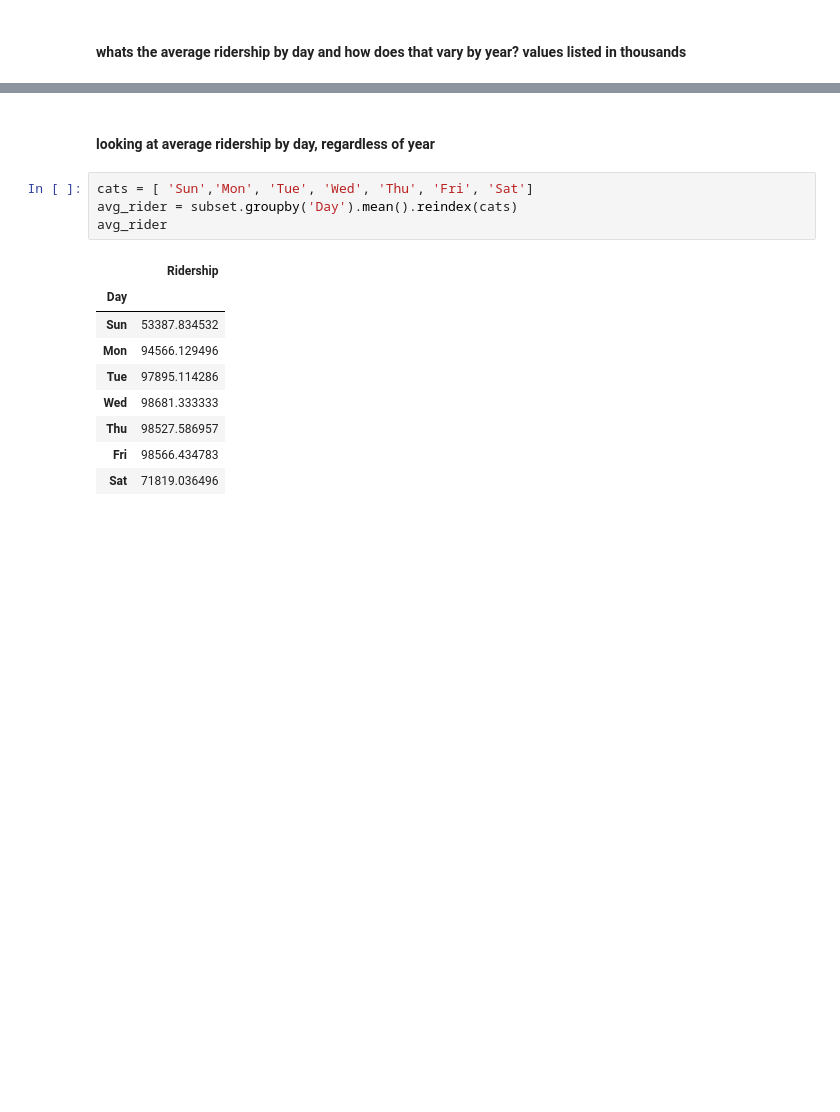
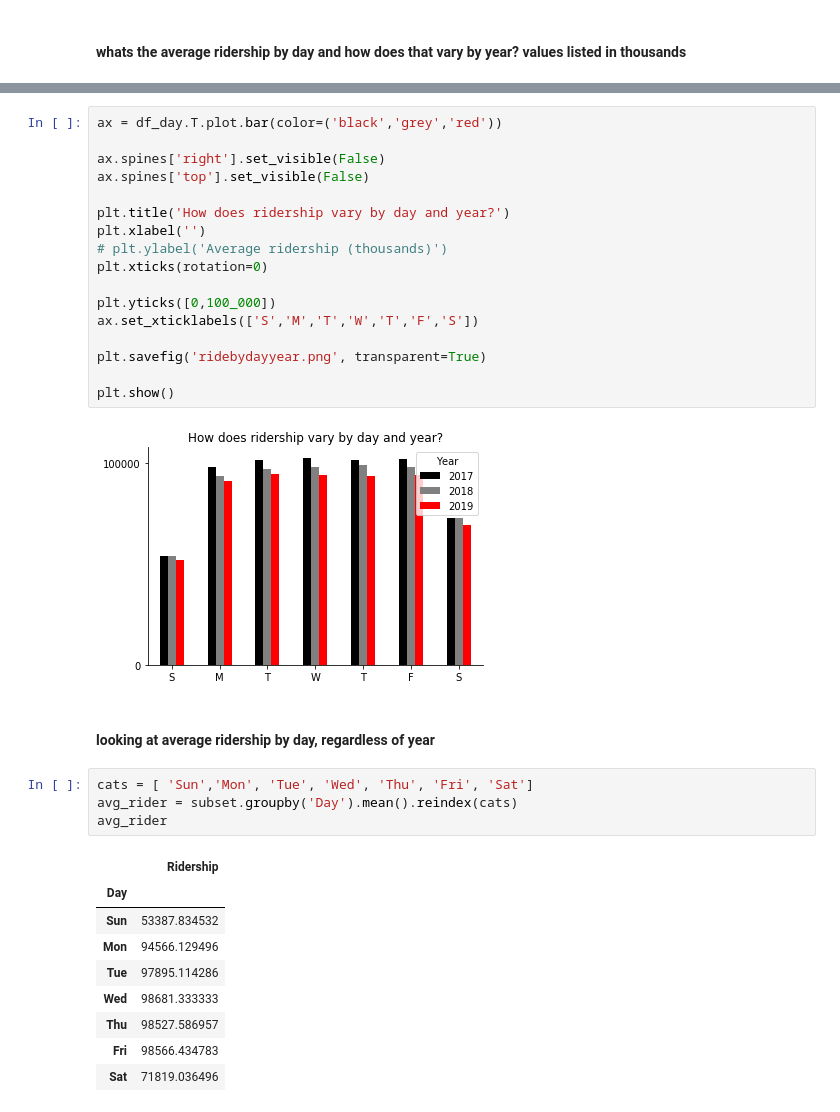
Before and after one commit to get-on-the-bus/via-project, a Jupyter notebook: misty/ridership stuff.ipynb, the cells around one changed output, grey strips where cells are left out. Cells and saved outputs as stored; diff of their text form; blank space fills up the shorter version.

Commit message:
graphing

```diff
--- a/misty/ridership stuff.ipynb
+++ b/misty/ridership stuff.ipynb
@@ -127,3 +154,22 @@ plt.show()
+# %%
+ax = df_day.T.plot.bar(color=('black','grey','red'))
+
+ax.spines['right'].set_visible(False)
+ax.spines['top'].set_visible(False)
+
+plt.title('How does ridership vary by day and year?')
+plt.xlabel('')
+# plt.ylabel('Average ridership (thousands)')
+plt.xticks(rotation=0)
+
+plt.yticks([0,100_000])
+ax.set_xticklabels(['S','M','T','W','T','F','S'])
+
+plt.savefig('ridebydayyear.png', transparent=True)
+
+plt.show()
+# %% [output]
+[figure, added]
 # %% [markdown]
 #### looking at average ridership by day, regardless of year
 # %%
```
Also changed, not shown: parts of 14 cells of this notebook, 4 other files.
